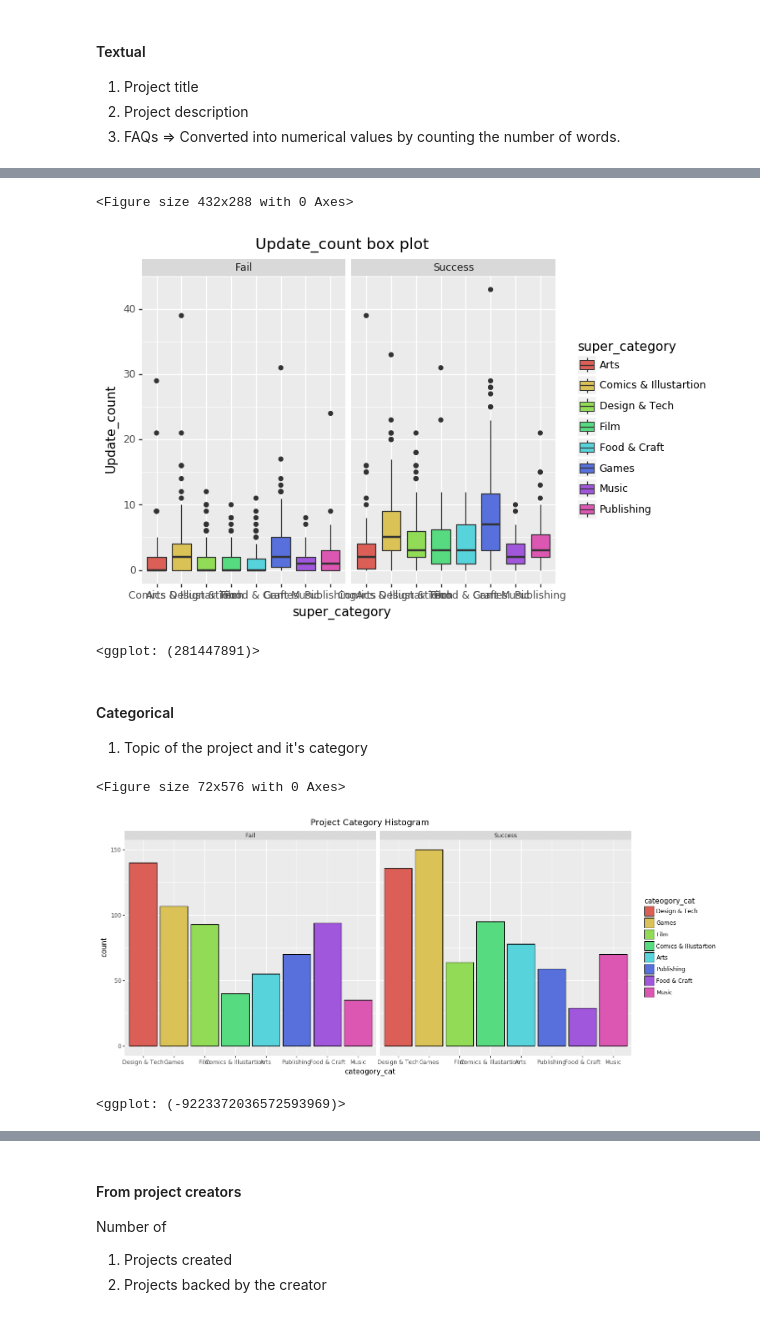
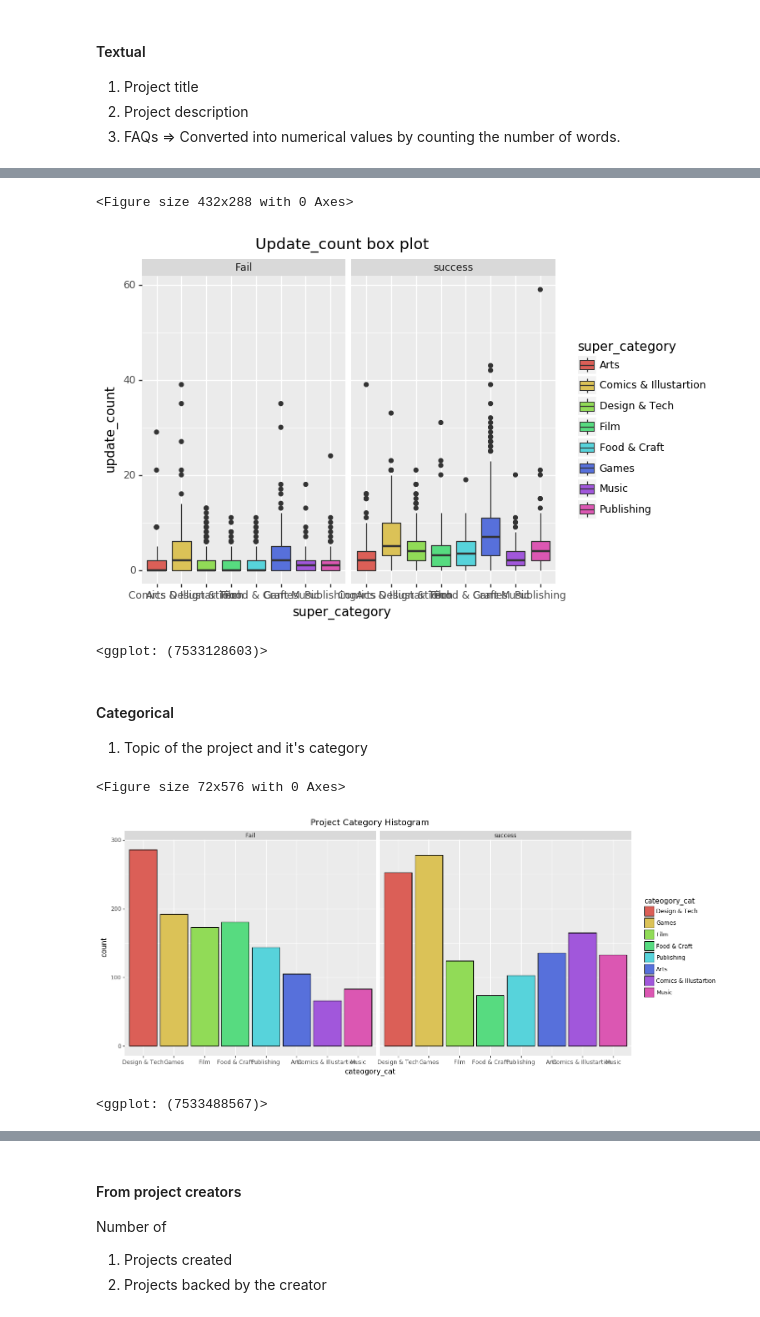
Before and after one commit to GreenD93/Kickstarter_Research, a Jupyter notebook: 4-1. Data_explore (Multiple variable).ipynb, the cells around one changed output, grey strips where cells are left out. Cells and saved outputs as stored; diff of their text form; code cells hidden in the pictures.

Commit message:
data update

```diff
--- a/4-1. Data_explore (Multiple variable).ipynb
+++ b/4-1. Data_explore (Multiple variable).ipynb
@@ -9,7 +9,7 @@ from datetime import datetime
 from Utilities import T_test
 plt.rcParams['figure.figsize'] = [20, 8]
 # %%
-df = pd.read_csv('./Data/analysis_data.csv',encoding='utf-16')
+df = pd.read_csv('./0803Data/analysis_data.csv',encoding='utf-16')
 # %% [markdown]
 ### 선행 연구에서 유의미하게 나타났던 Feature
 #### Numerical
@@ -62,4 +62,4 @@ Number of filtered value : 1180, Removed number of value : 135
 5 rows × 35 columns
 # %%
-df['Success'] = df['Success'].apply(lambda x : 'Success' if x == 1 else 'Fail')
+df['success'] = df['success'].apply(lambda x : 'success' if x == 1 else 'Fail')
 # %%
@@ -316,36 +316,36 @@ ggplot(df, aes(x='Success', y='Update_count')) \
 # %%
 fig = plt.figure()
 # graph 객체 생성
-ggplot(df, aes(x='super_category', y='Update_count')) \
+ggplot(df, aes(x='super_category', y='update_count')) \
     + geom_boxplot(aes(fill='super_category')) \
     + ggtitle('Update_count box plot') \
-    + facet_wrap('~Success')
+    + facet_wrap('~success')
 # %% [output]
 <Figure size 432x288 with 0 Axes>
-[figure, old version]
+[figure, new version]
-<ggplot: (281447891)>
+<ggplot: (7533128603)>
 # %% [markdown]
 #### Categorical
 1.	Topic of the project and it's category
 # %%
 # Determine order and create a categorical type
 cateogory_list = df['super_category'].value_counts().index.tolist()
 cateogory_cat = CategoricalDtype(categories=cateogory_list, ordered=True)
 df['cateogory_cat'] = df['super_category'].astype(str).astype(cateogory_cat)
 
 plt.rcParams['figure.figsize'] = [1, 8]
 fig = plt.figure()
 
 
 # graph 객체 생성
 com_plot = ggplot(df, aes('cateogory_cat',fill='cateogory_cat')) \
     + geom_bar(colour="black") \
     + ggtitle('Project Category Histogram') \
     + theme(figure_size=(14, 6))\
-    + facet_wrap('~Success')
+    + facet_wrap('~success')
 com_plot
 # %% [output]
 <Figure size 72x576 with 0 Axes>
-[figure, old version]
+[figure, new version]
-<ggplot: (-9223372036572593969)>
+<ggplot: (7533488567)>
 # %%
```
Also changed, not shown: parts of 38 cells of this notebook, 32 other files.
